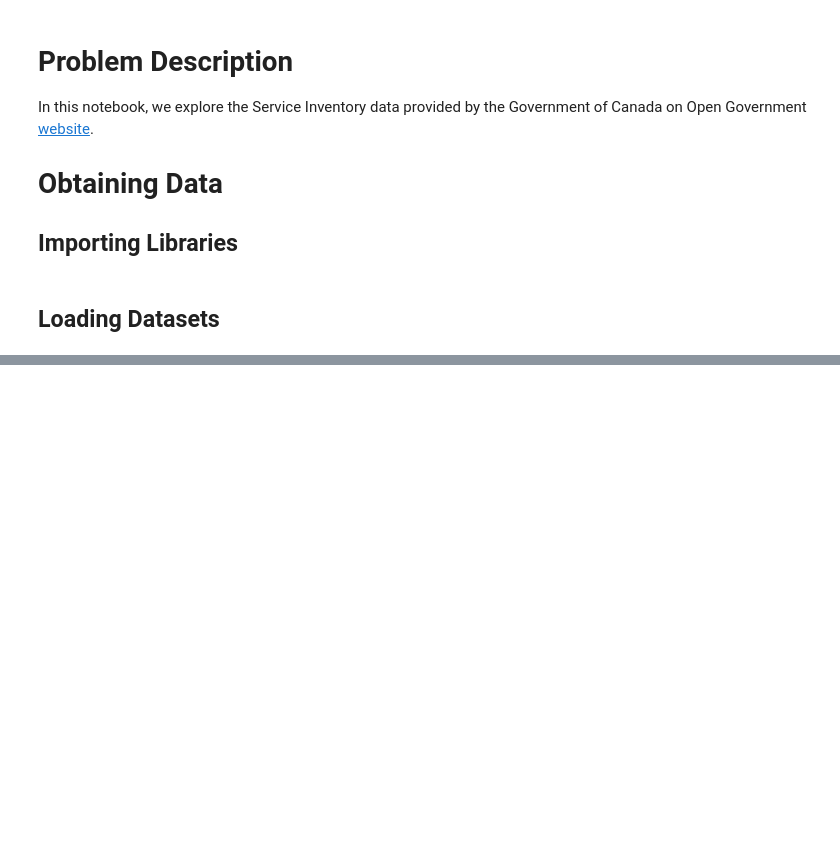
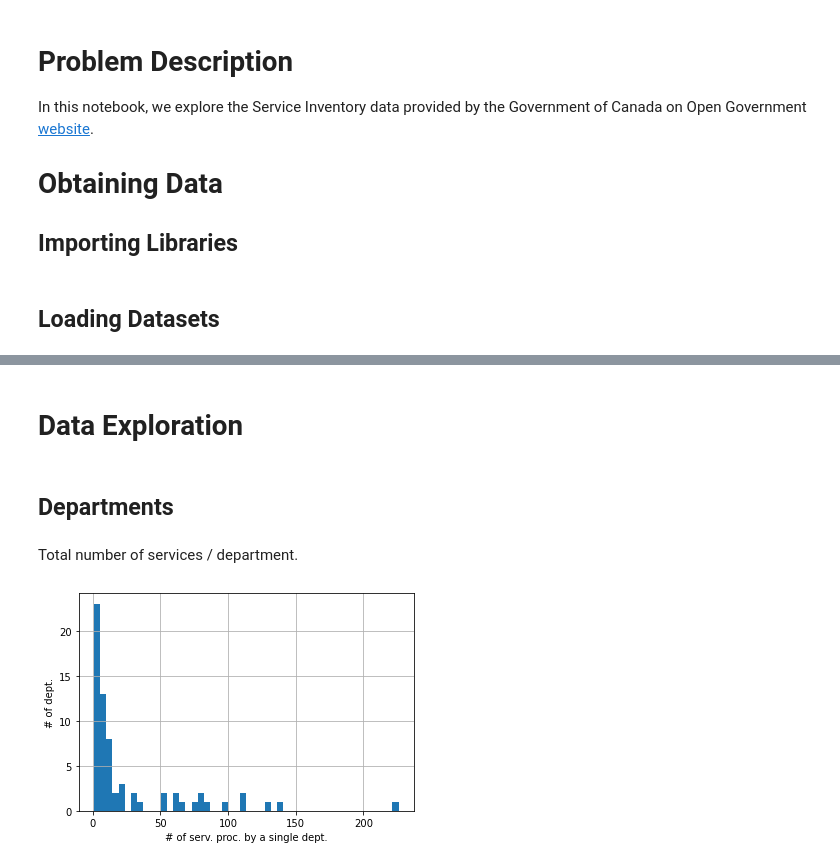
Before and after one commit to d-ta/GC-Service-Inventory-EDA, a Jupyter notebook: GC Service Inventory – Dia.ipynb, the cells around one changed output, grey strips where cells are left out. Drawn from its saved outputs; the diff is of its cells as text; code cells hidden in the pictures; blank space fills up the shorter version.

```diff
--- a/GC Service Inventory – Dia.ipynb
+++ b/GC Service Inventory – Dia.ipynb
@@ -131,0 +159,11 @@ array(['econom', 'NGO', 'person', 'econom,person', 'intern_gov',
+# %%
+def translate_to_EI(val):
+    if val == 'extern':
+        return 'Ex'
+    elif val in ['enterprise', 'intern', 'enterprise,intern']:
+        return 'IN'
+    else:
+        return 'EI'
+# %%
+df_inv.external_internal = df_inv.external_internal.map(translate_to_EI)
+display_unique_elements(df_inv, 'external_internal')
@@ -131,0 +181,15 @@ array(['econom', 'NGO', 'person', 'econom,person', 'intern_gov',
+# %% [markdown]
+# Data Exploration
+# %% [markdown]
+## Departments
+# %% [markdown]
+Total number of services / department.
+# %%
+df_inv.groupby('department_name_en').size().hist(bins=50)
+
+plt.xlabel('# of serv. proc. by a single dept.')
+plt.ylabel('# of dept.')
+
+plt.show()
+# %% [output]
+[figure, added]
```
Also changed, not shown: parts of 36 cells of this notebook.
